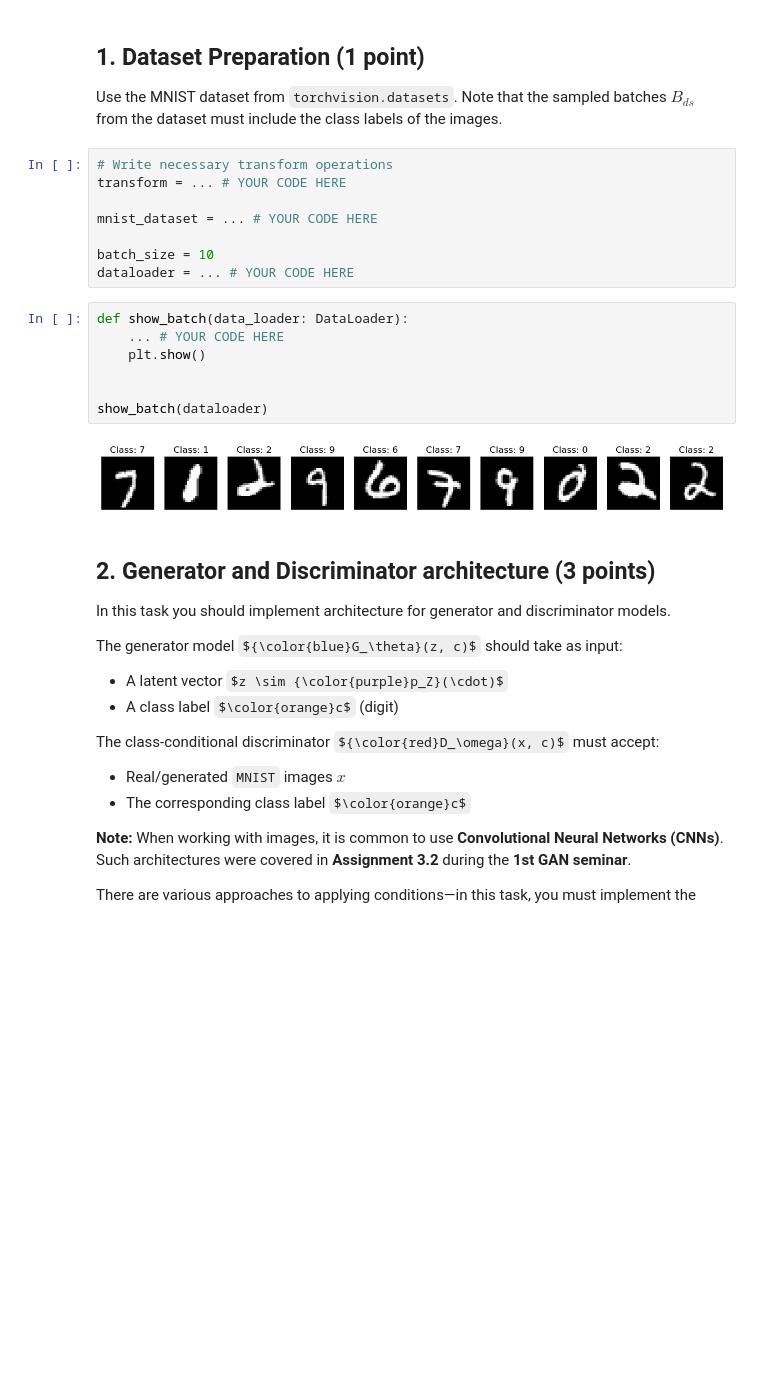
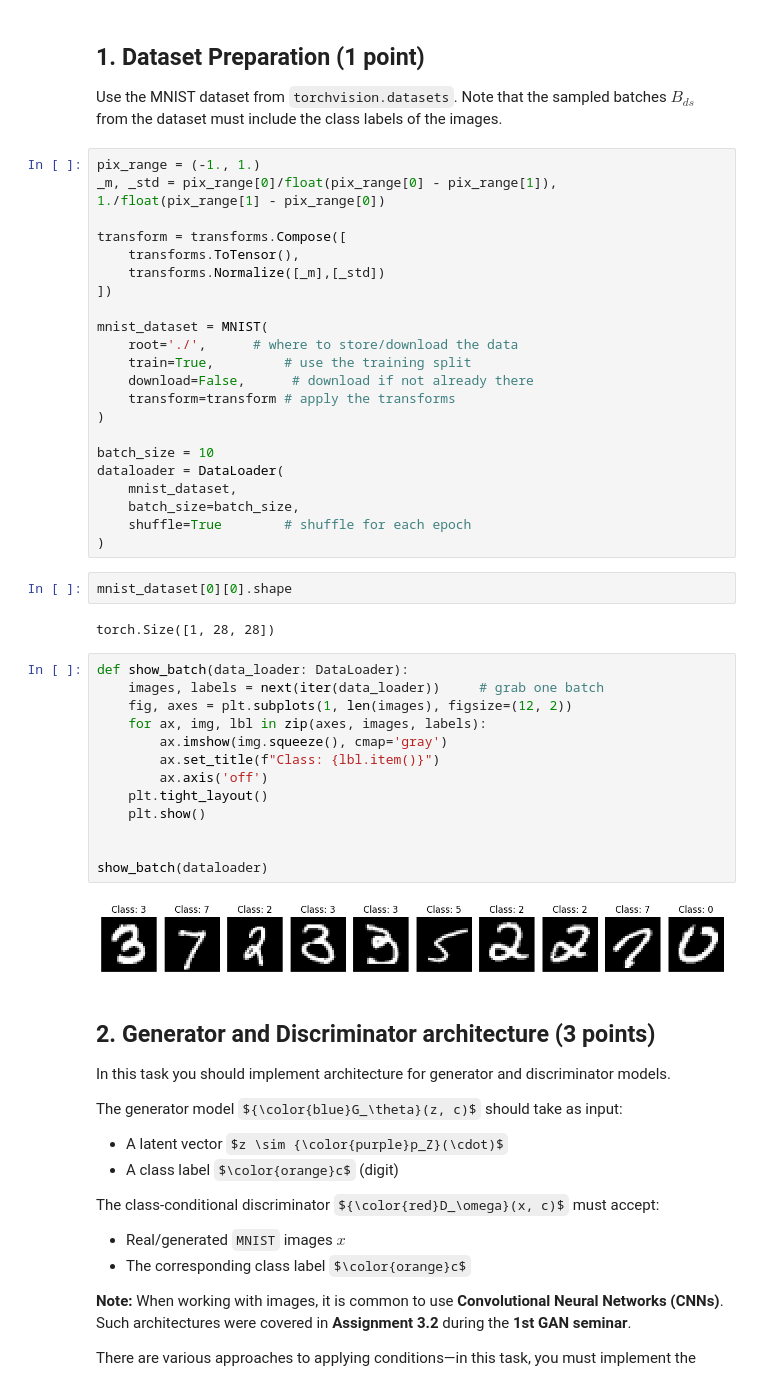
Before and after one commit to br0fire/Skoltech_GenAI, a Jupyter notebook: HW1/HW1_GenAI2025_CondGANs_part2.ipynb, the cells around one changed output. Saved outputs shown, nothing was run; the diff lists cells and outputs as text; some formulas as TeX source; blank space fills up the shorter version.

```diff
--- a/HW1/HW1_GenAI2025_CondGANs_part2.ipynb
+++ b/HW1/HW1_GenAI2025_CondGANs_part2.ipynb
@@ -45,23 +45,47 @@ device(type='cuda', index=0)
 ## 1. Dataset Preparation (1 point)
 
 Use the MNIST dataset from `torchvision.datasets`. Note that the sampled batches $B_{ds}$ from the dataset must include the class labels of the images.
-# %%
-# Write necessary transform operations
-transform = ... # YOUR CODE HERE
-
-mnist_dataset = ... # YOUR CODE HERE
-
-batch_size = 10
-dataloader = ... # YOUR CODE HERE
-# %%
-def show_batch(data_loader: DataLoader):
-    ... # YOUR CODE HERE
-    plt.show()
-
-
-show_batch(dataloader)
-# %% [output]
-[figure, removed]
+# %%
+pix_range = (-1., 1.)
+_m, _std = pix_range[0]/float(pix_range[0] - pix_range[1]), 1./float(pix_range[1] - pix_range[0])
+
+transform = transforms.Compose([
+    transforms.ToTensor(),
+    transforms.Normalize([_m],[_std])
+])
+
+mnist_dataset = MNIST(
+    root='./',      # where to store/download the data
+    train=True,         # use the training split
+    download=False,      # download if not already there
+    transform=transform # apply the transforms
+)
+
+batch_size = 10
+dataloader = DataLoader(
+    mnist_dataset,
+    batch_size=batch_size,
+    shuffle=True        # shuffle for each epoch
+)
+# %%
+mnist_dataset[0][0].shape
+# %% [output]
+torch.Size([1, 28, 28])
+# %%
+def show_batch(data_loader: DataLoader):
+    images, labels = next(iter(data_loader))     # grab one batch
+    fig, axes = plt.subplots(1, len(images), figsize=(12, 2))
+    for ax, img, lbl in zip(axes, images, labels):
+        ax.imshow(img.squeeze(), cmap='gray')
+        ax.set_title(f"Class: {lbl.item()}")
+        ax.axis('off')
+    plt.tight_layout()
+    plt.show()
+
+
+show_batch(dataloader)
+# %% [output]
+[figure, added]
 # %% [markdown]
 ## 2. Generator and Discriminator architecture (3 points)
 
```
Also changed, not shown: parts of 39 cells of this notebook.
